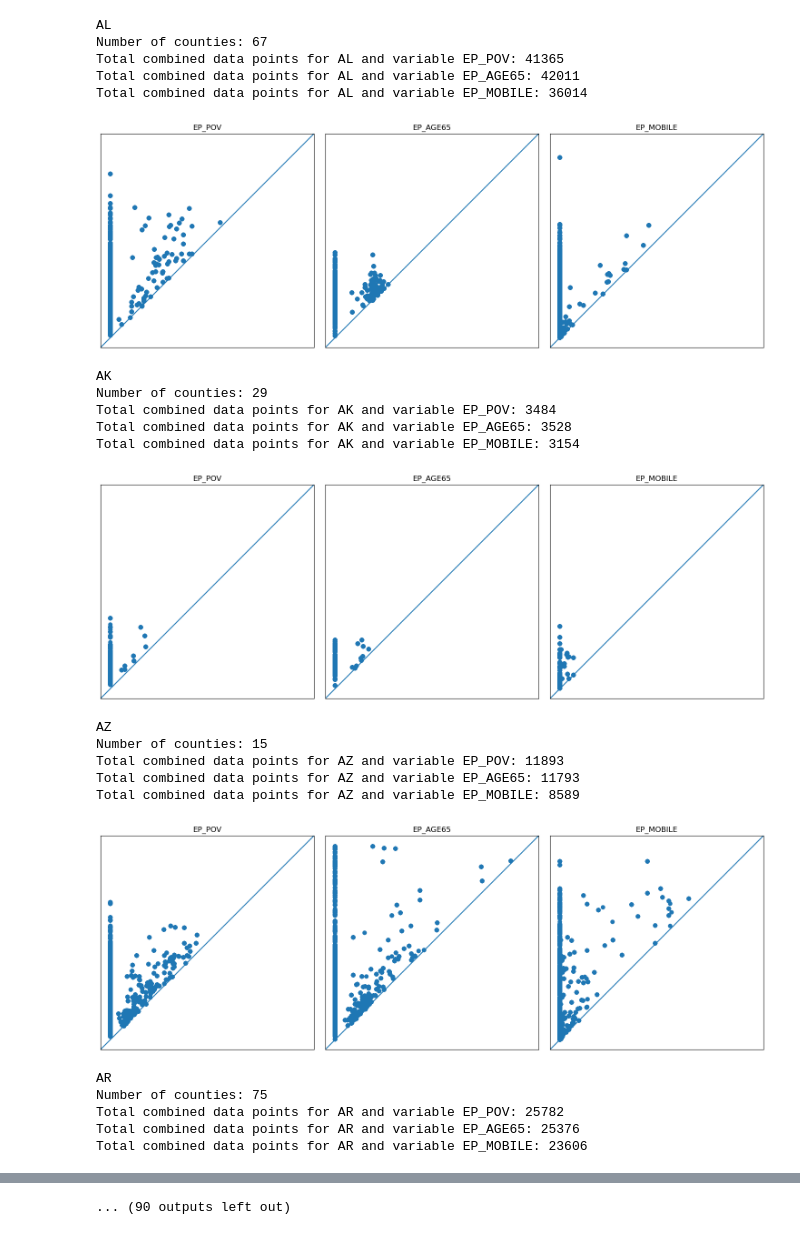
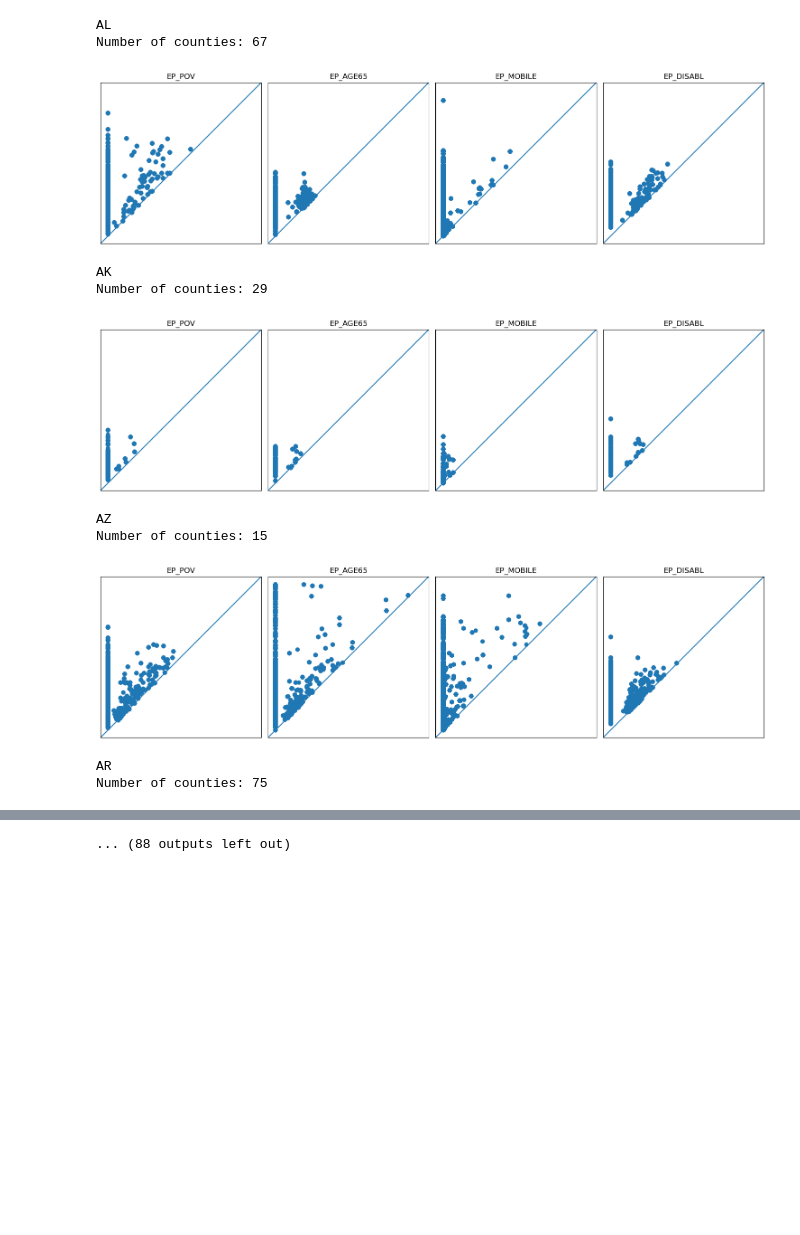
Before and after one commit to hashansl/ornl-svi-data-processing, a Jupyter notebook: experiment_persistence_data_in_high_risk_areas.ipynb, the cells around one changed output, grey strips where cells are left out. Cells and saved outputs as stored; diff of their text form; code cells hidden in the pictures; blank space fills up the shorter version.

Commit message:
persistence points analyzing

```diff
--- a/experiment_persistence_data_in_high_risk_areas.ipynb
+++ b/experiment_persistence_data_in_high_risk_areas.ipynb
@@ -86,23 +13,3 @@ import invr
 import matplotlib as mpl
 from PIL import Image
 import io
-# %%
-pimgr = PersistenceImager(pixel_size=0.01)
-# %%
-# plotting the persistence diagram
-fig, ax = plt.subplots(figsize=(10, 10))
-# ax.set_title("Original Diagram")
-
-# Remove tick labels
-ax.set_xticks([])
-ax.set_yticks([])
-
-pimgr.plot_diagram(combined_data, skew=False, ax=ax)
-
-# Remove axis labels
-ax.set_xlabel('')
-ax.set_ylabel('')
-
-plt.tight_layout()
-
-plt.show()
@@ -140,4 +20,7 @@ us_svi.head()
 # %%
 # get the unique states
 states = us_svi['ST_ABBR'].unique().tolist()
+
+# drop 'DC'
+states.remove('DC')
 # %%
@@ -242,7 +99,12 @@ from persim import PersistenceImager  # Assuming you're using persim for Persist
 mpl.rcParams.update(mpl.rcParamsDefault)
 
 path = "/home/h6x/git_projects/ornl-svi-data-processing/processed_data/adjacency_pers_images_npy_county/persistence_data"
-variables = ["EP_POV", "EP_AGE65", "EP_MOBILE"]  # Add more variables as needed
+variables = ["EP_POV", "EP_AGE65", "EP_MOBILE",'EP_DISABL']  # Add more variables as needed
+
+# variables = [
+    #      'EP_POV','EP_UNEMP', 'EP_NOHSDP', 'EP_UNINSUR', 'EP_AGE65', 'EP_AGE17', 'EP_DISABL',
+    #     'EP_SNGPNT', 'EP_LIMENG', 'EP_MINRTY', 'EP_MUNIT', 'EP_MOBILE', 'EP_CROWD', 'EP_NOVEH', 'EP_GROUPQ'
+    # ]
 
 # Assuming 'states' and 'us_svi' are defined earlier
 for state in states:
@@ -281,7 +143,7 @@ for state in states:
 
         # Plot for the current variable if data is available
         if combined_data_state:
-            print(f"Total combined data points for {state} and variable {var}: {len(combined_data_state)}")
+            # print(f"Total combined data points for {state} and variable {var}: {len(combined_data_state)}")
 
             pimgr = PersistenceImager(pixel_size=0.01)
 
@@ -289,51 +151,39 @@ for state in states:
             ax = axes[var_idx]  # Select the correct subplot for the current variable
 
             # Remove tick labels
             ax.set_xticks([])
             ax.set_yticks([])
 
             # Plot the persistence diagram on the corresponding axis
             pimgr.plot_diagram(combined_data_state, skew=False, ax=ax)
 
             # Set the title for the subplot
             ax.set_title(var)
 
             # Remove axis labels
             ax.set_xlabel('')
             ax.set_ylabel('')
 
         else:
             print(f"No data available for {state} and variable {var} to plot.")
 
     # Adjust layout to ensure no overlap between plots
     plt.tight_layout()
 
     # Show the combined plot for the current state
     plt.show()
 
     # Optionally, remove the break to process all states
     # break
 # %% [output]
 AL
 Number of counties: 67
-Total combined data points for AL and variable EP_POV: 41365
-Total combined data points for AL and variable EP_AGE65: 42011
-Total combined data points for AL and variable EP_MOBILE: 36014
-[figure, old version]
+[figure, new version]
 AK
 Number of counties: 29
-Total combined data points for AK and variable EP_POV: 3484
-Total combined data points for AK and variable EP_AGE65: 3528
-Total combined data points for AK and variable EP_MOBILE: 3154
-[figure, old version]
+[figure, new version]
 AZ
 Number of counties: 15
-Total combined data points for AZ and variable EP_POV: 11893
-Total combined data points for AZ and variable EP_AGE65: 11793
-Total combined data points for AZ and variable EP_MOBILE: 8589
-[figure, old version]
+[figure, new version]
 AR
 Number of counties: 75
-Total combined data points for AR and variable EP_POV: 25782
-Total combined data points for AR and variable EP_AGE65: 25376
-Total combined data points for AR and variable EP_MOBILE: 23606
@@ -353 +197 @@ Total combined data points for CO and variable EP_MOBILE: 27898
-... (90 outputs left out)
+... (88 outputs left out)
```
Also changed, not shown: parts of 16 cells of this notebook, 1 other file.
